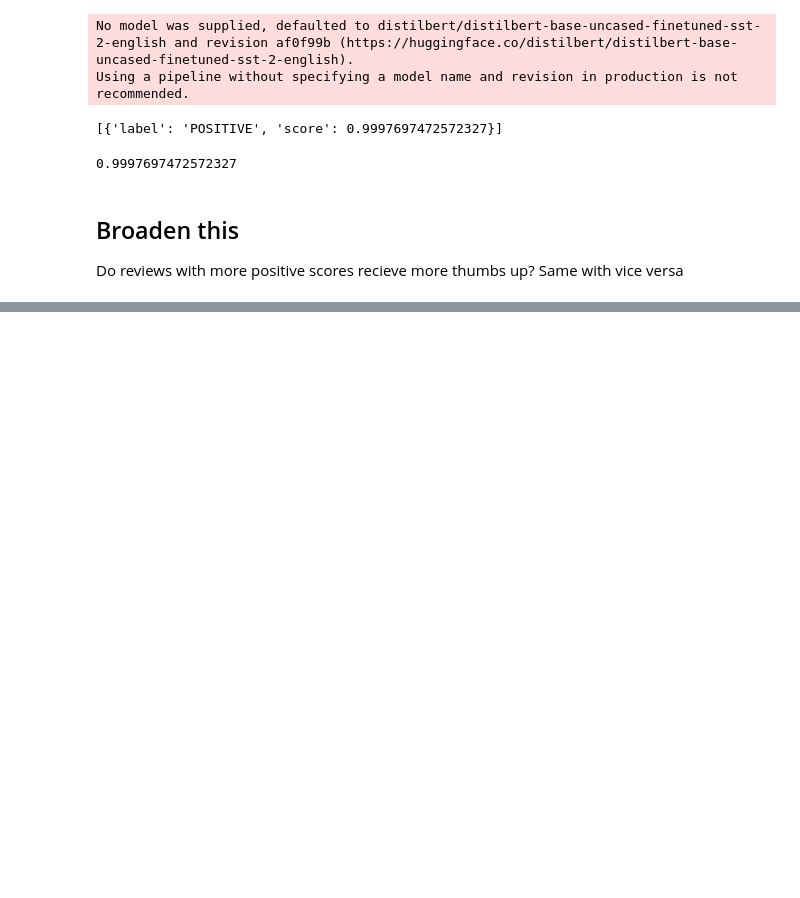
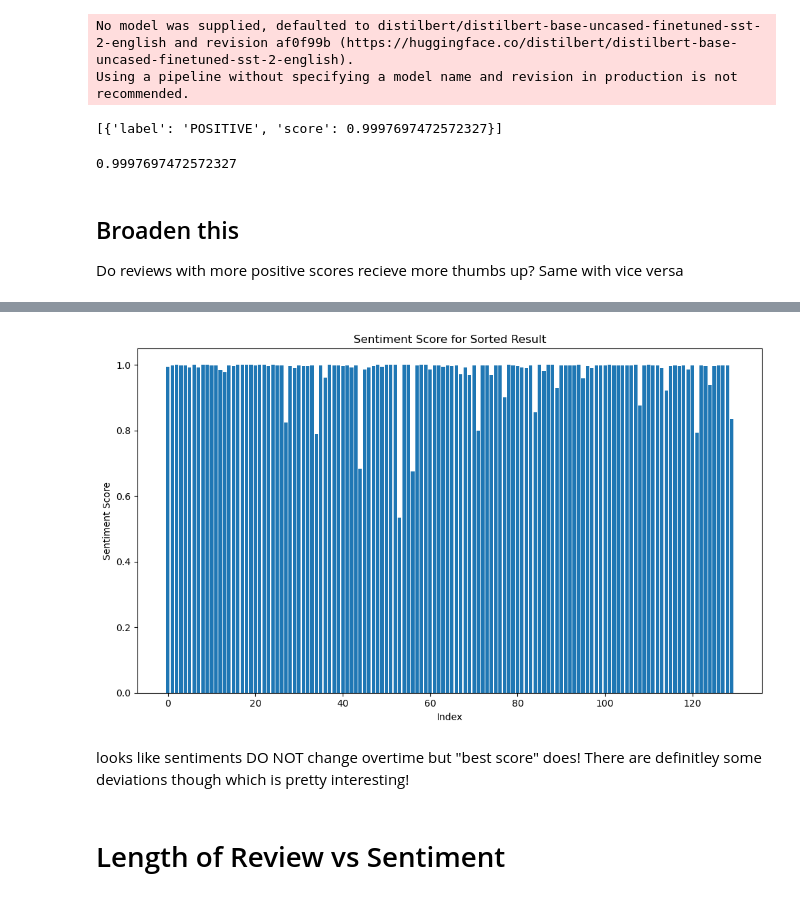
Before and after one commit to victoriab027/RecipeReviews, a Jupyter notebook: notebook.ipynb, the cells around one changed output, grey strips where cells are left out. Cells and saved outputs as stored; diff of their text form; code cells hidden in the pictures; blank space fills up the shorter version.

```diff
--- a/notebook.ipynb
+++ b/notebook.ipynb
@@ -58,5 +60,5 @@ x[0]['score']
 ## Broaden this
 Do reviews with more positive scores recieve more thumbs up? Same with vice versa
 # %%
-sentiment_df = data.iloc[:, [2, 10,11,14]]
+sentiment_df = data
 sentiment_df["sentiment_score"] = None
@@ -75,10 +89,17 @@ True
 texts = []
 for t in range(len(sentiment_df['text'])):
     text = sentiment_df['text'][t]
-    print(t)
+    text = remove_html_entity(text)
     if str(text) != "nan":
         texts.append(text)
-        sentiment_df["sentiment_score"][t] = sentiment_pipeline(text)
+        if len(text) > 2000:
+            text_1 = text[0:1500]
+            text_2 = text[1500:]
+            sentiment_1 = sentiment_pipeline(text_1)[0]['score']
+            sentiment_2 = sentiment_pipeline(text_2)[0]['score']
+            sentiment_df["sentiment_score"][t] = (sentiment_1  + sentiment_2)/2
+        else:
+            sentiment_df["sentiment_score"][t] = sentiment_pipeline(text)[0]['score']
     else:
         sentiment_df["sentiment_score"][t] = 0
 # %% [output]
@@ -142,0 +169,25 @@ sentiment_df
+# %%
+random_idx = random.randint(1, len(sentiment_df))
+recipie_code = sentiment_df['recipe_code'][random_idx]
+recipie_reviews = sentiment_df[sentiment_df['recipe_code'] == recipie_code]
+recipie_reviews = recipie_reviews.sort_values(by='created_at')
+# %%
+# Plotting the bar plot
+plt.figure(figsize=(10, 6))  # Adjust size as needed
+plt.bar(range(len(recipie_reviews)), recipie_reviews['sentiment_score'])
+
+# Adding labels and title
+plt.xlabel('Index')
+plt.ylabel('Sentiment Score')
+plt.title('Sentiment Score for Sorted Result')
+#plt.xticks(range(len(recipie_reviews)), range(1, len(recipie_reviews) + 1))
+
+# Show plot
+plt.tight_layout()
+plt.show()
+# %% [output]
+[figure, added]
+# %% [markdown]
+looks like sentiments DO NOT change overtime but "best score" does! There are definitley some deviations though which is pretty interesting!
+# %% [markdown]
+# Length of Review vs Sentiment
```
Also changed, not shown: parts of 13 cells of this notebook, 1 other file.
